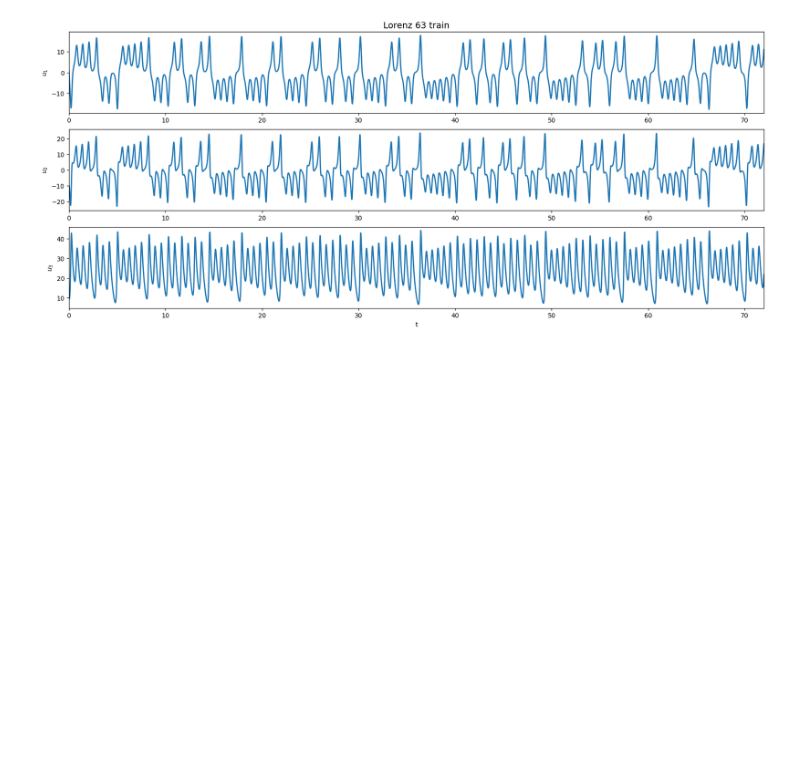
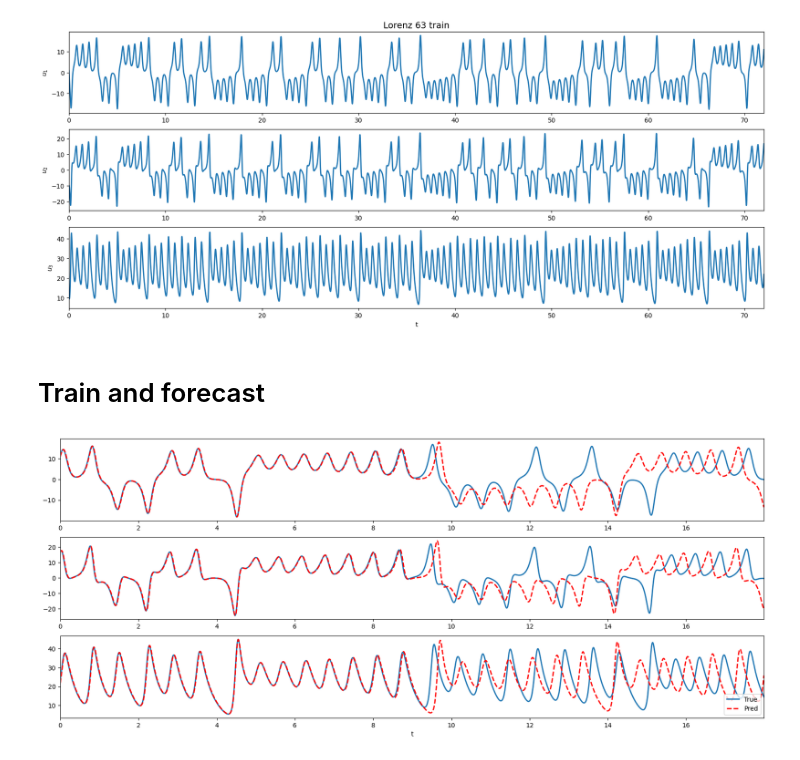
Before and after one commit to dtretiak/PhysicsEnforcedReservoirComputing, a Jupyter notebook: notebooks/basic_RC_example.ipynb, the cells around one changed output. Cells and saved outputs as stored; diff of their text form; code cells hidden in the pictures; blank space fills up the shorter version.

```diff
--- a/notebooks/basic_RC_example.ipynb
+++ b/notebooks/basic_RC_example.ipynb
@@ -32,7 +29,7 @@ split_idx = int((1-TEST_PERC) * U.shape[1])
 U_train = U[:, :split_idx]
 U_test = U[:, split_idx:]
 t_train = t[:split_idx] * LYAP
-t_test = np.arange(len(U_test)) * DT * LYAP # start from 0
+t_test = np.arange(U_test.shape[1]) * DT * LYAP # start from 0
 print(f"U_train shape: {U_train.shape}")
 print(f"U_test shape: {U_test.shape}")
 
@@ -45,3 +42,17 @@ perc.vis.plot_time_series(U_train,
 U_train shape: (3, 8000)
 U_test shape: (3, 2000)
 [figure]
+# %% [markdown]
+# Train and forecast
+# %%
+RC = perc.ReservoirComputer(Nu = U_train.shape[0])
+_ = RC.train(U_train)
+U_pred = RC.forecast(U_test.shape[1])
+
+perc.vis.plot_time_series_pred(
+    U_test,
+    U_pred,
+    t_test
+)
+# %% [output]
+[figure, added]
```
Also changed, not shown: parts of 1 cell of this notebook, 2 other files.
